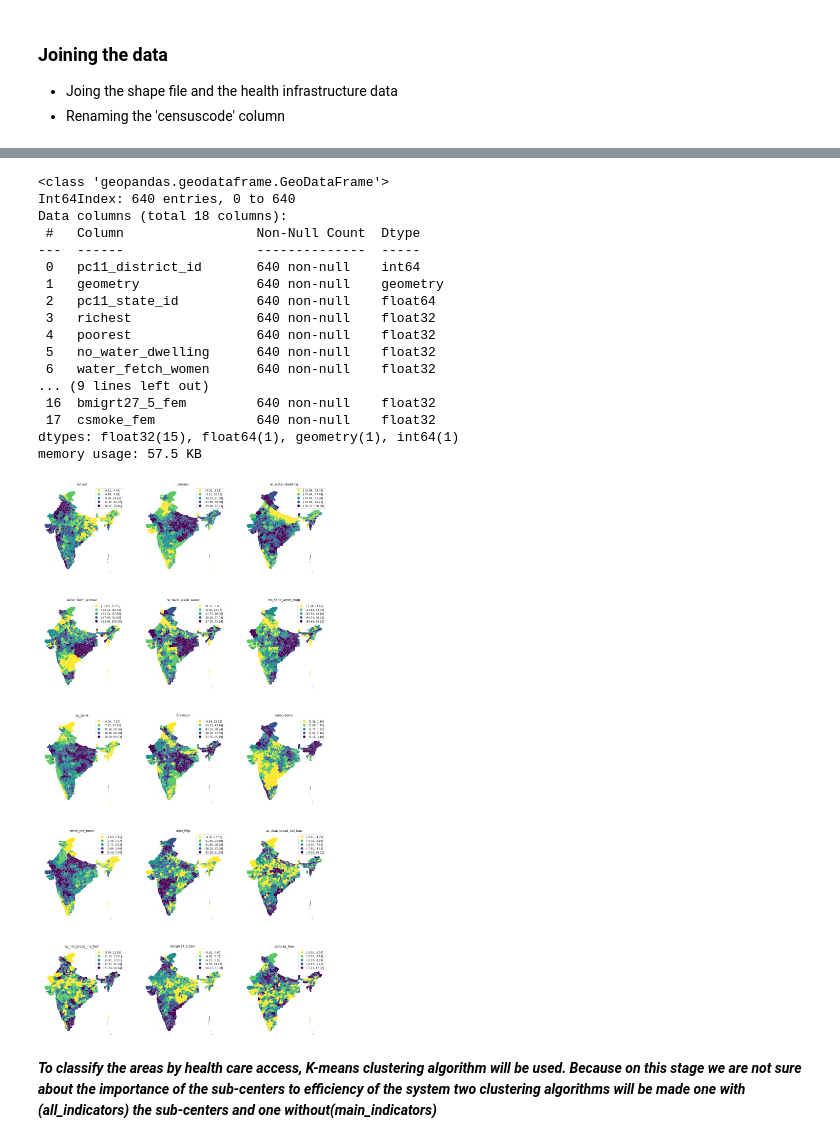
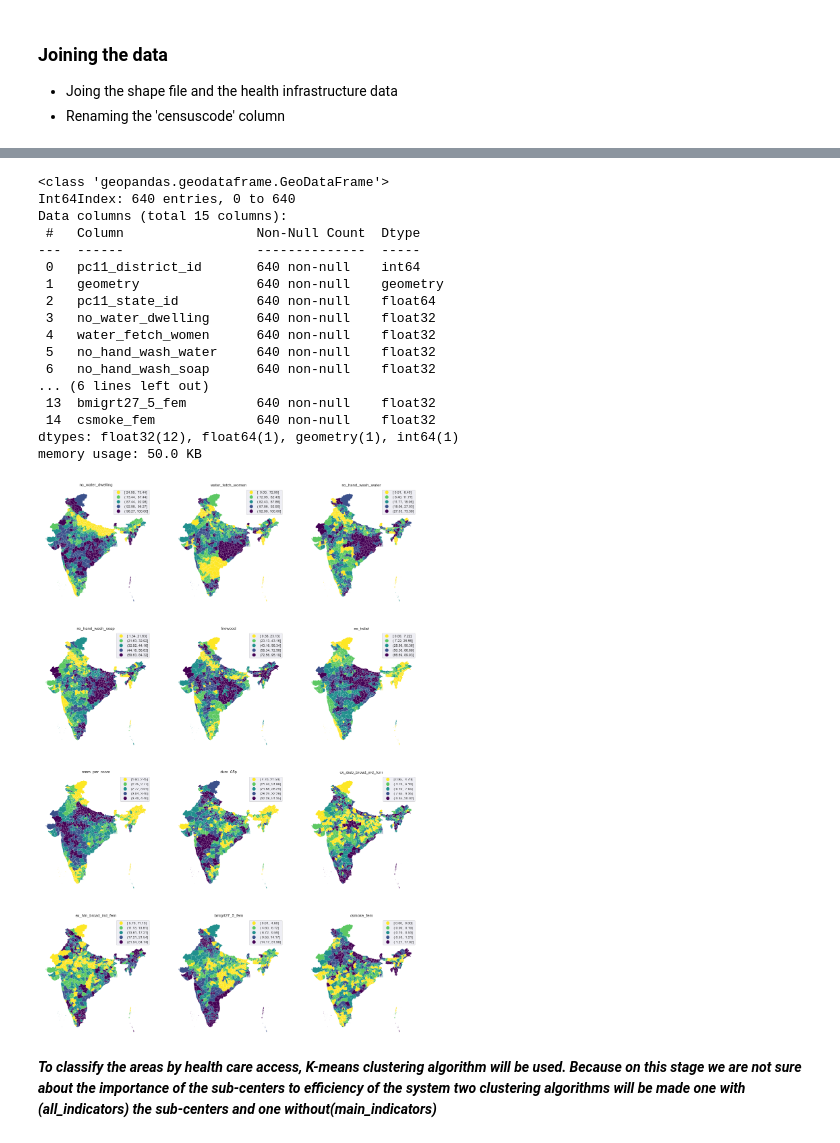
Before and after one commit to lekhanam12/datascience, a Jupyter notebook: social-economic.ipynb, the cells around one changed output, grey strips where cells are left out. Drawn from its saved outputs; the diff is of its cells as text; code cells hidden in the pictures.

```diff
--- a/social-economic.ipynb
+++ b/social-economic.ipynb
@@ -94,0 +101,15 @@ nfhs_df.describe()
+# %%
+# Figure style
+sns.set_style("dark")
+# Create figure and axes (this time it's 15, arranged 5 by 3)
+f, axs = plt.subplots(nrows=3, ncols=5, figsize=(30, 20))
+# Make the axes accessible with single indexing
+axs = axs.flatten()
+# Start the loop over all the variables of interest
+for i, col in enumerate(variables):
+    # select the axis where the map will go
+    ax = axs[i]
+    # Plot the map
+    nfhs_df.boxplot(column=col, showmeans=True, ax=ax)
+# Display the figure
+plt.show()
@@ -94,0 +118,17 @@ nfhs_df.describe()
+# %%
+# Figure style
+sns.set_style("darkgrid")
+# Create figure and axes (this time it's 15, arranged 5 by 3)
+f, axs = plt.subplots(nrows=3, ncols=5, figsize=(30, 15))
+# Make the axes accessible with single indexing
+axs = axs.flatten()
+# Start the loop over all the variables of interest
+for i, col in enumerate(variables):
+    # select the axis where the map will go
+    ax = axs[i]
+    # Plot the map
+    nfhs_df.hist(column=col, ax=ax)
+     # Set the axis title to the name of variable being plotted
+    ax.set_title(col)
+# Display the figure
+plt.show()
@@ -100,7 +142,7 @@ nfhs_df.describe()
 - Setting the index column
 # %%
 # Dropping columns with variables connected only with the women and district and state names
-nfhs_df=nfhs_df.drop(['pc11_district_name', 'pc11_state_name'], axis=1
+nfhs_df=nfhs_df.drop(['pc11_district_name', 'pc11_state_name', 'richest', 'poorest', 'num_rooms', ], axis=1
                     )
 
 # Fill NaN value with 0
@@ -156,12 +198,12 @@ nfhs_df.head()
 # %%
 #Selecting indicators
 
-indicators = [ 'richest', 'poorest', 'no_water_dwelling', 'water_fetch_women', 'no_hand_wash_water', 'no_hand_wash_soap', 'no_toilet', 'firewood', 'num_rooms', 'mem_per_room',
+indicators = [ 'no_water_dwelling', 'water_fetch_women', 'no_hand_wash_water', 'no_hand_wash_soap',  'firewood', 'no_toilet', 'mem_per_room',
              'dum_65p', 'ex_diab_broad_ind_fem', 'ex_htn_broad_ind_fem', 'bmigrt27_5_fem', 'csmoke_fem']
 
-infection = [ 'water_fetch_women', 'no_toilet', 'no_hand_wash_soap']
+infection = [  'no_hand_wash_soap', 'no_toilet', 'mem_per_room' ]
 
-death = ['ex_diab_broad_ind_fem', 'ex_htn_broad_ind_fem', 'bmigrt27_5_fem', 'csmoke_fem']
+death = [ 'ex_diab_broad_ind_fem', 'ex_htn_broad_ind_fem', 'bmigrt27_5_fem']
 # %% [markdown]
 ### Shape file
 - Loading
@@ -224,41 +266,41 @@ social_economic.info()
 # %% [output]
 <class 'geopandas.geodataframe.GeoDataFrame'>
 Int64Index: 640 entries, 0 to 640
-Data columns (total 18 columns):
+Data columns (total 15 columns):
  #   Column                 Non-Null Count  Dtype
 ---  ------                 --------------  -----
  0   pc11_district_id       640 non-null    int64
  1   geometry               640 non-null    geometry
  2   pc11_state_id          640 non-null    float64
- 3   richest                640 non-null    float32
- 4   poorest                640 non-null    float32
- 5   no_water_dwelling      640 non-null    float32
- 6   water_fetch_women      640 non-null    float32
-... (9 lines left out)
- 16  bmigrt27_5_fem         640 non-null    float32
- 17  csmoke_fem             640 non-null    float32
-dtypes: float32(15), float64(1), geometry(1), int64(1)
-memory usage: 57.5 KB
+ 3   no_water_dwelling      640 non-null    float32
+ 4   water_fetch_women      640 non-null    float32
+ 5   no_hand_wash_water     640 non-null    float32
+ 6   no_hand_wash_soap      640 non-null    float32
+... (6 lines left out)
+ 13  bmigrt27_5_fem         640 non-null    float32
+ 14  csmoke_fem             640 non-null    float32
+dtypes: float32(12), float64(1), geometry(1), int64(1)
+memory usage: 50.0 KB
 # %%
 # Create figure and axes (this time it's 15, arranged 5 by 3)
-f, axs = plt.subplots(nrows=5, ncols=3, figsize=(20, 40))
+f, axs = plt.subplots(nrows=4, ncols=3, figsize=(20, 30))
 # Make the axes accessible with single indexing
 axs = axs.flatten()
 # Start the loop over all the variables of interest
 for i, col in enumerate(indicators):
     # select the axis where the map will go
     ax = axs[i]
     # Plot the map
     social_economic.plot(column=col, ax=ax, scheme='Quantiles',edgecolor='w', \
              linewidth=0.1, cmap='viridis_r', alpha=1, legend=True)
     # Remove axis clutter
     ax.set_axis_off()
     # Set the axis title to the name of variable being plotted
     ax.set_title(col)
 # Display the figure
 plt.show()
 # %% [output]
-[figure, old version]
+[figure, new version]
 # %% [markdown]
 ***To classify the areas by health care access, K-means clustering algorithm will be used. Because on this stage we are not sure about the importance of the sub-centers to efficiency of the system two clustering algorithms will be made one with (all_indicators) the sub-centers and one without(main_indicators)***
 # %% [markdown]
```
Also changed, not shown: parts of 30 cells of this notebook.
